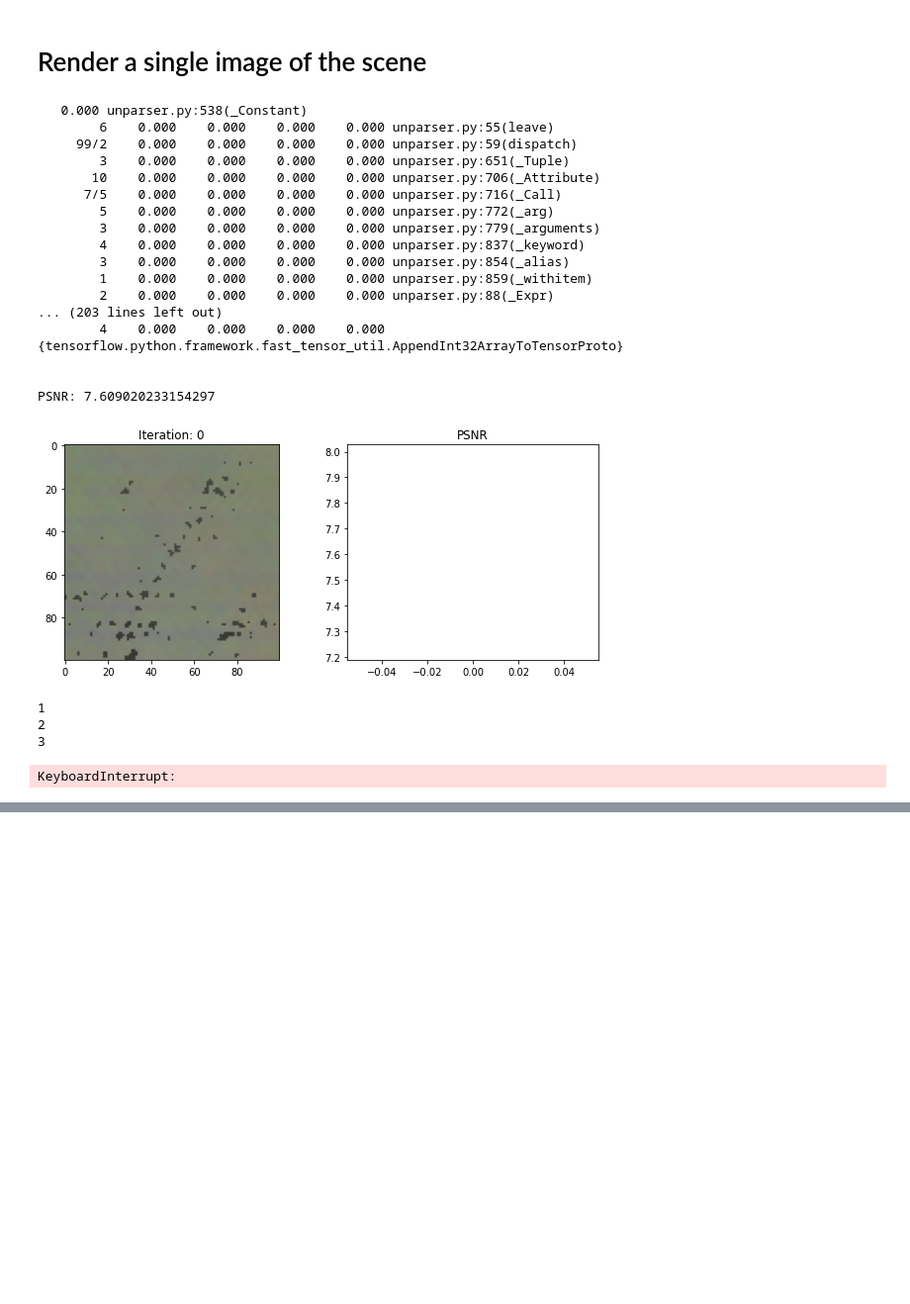
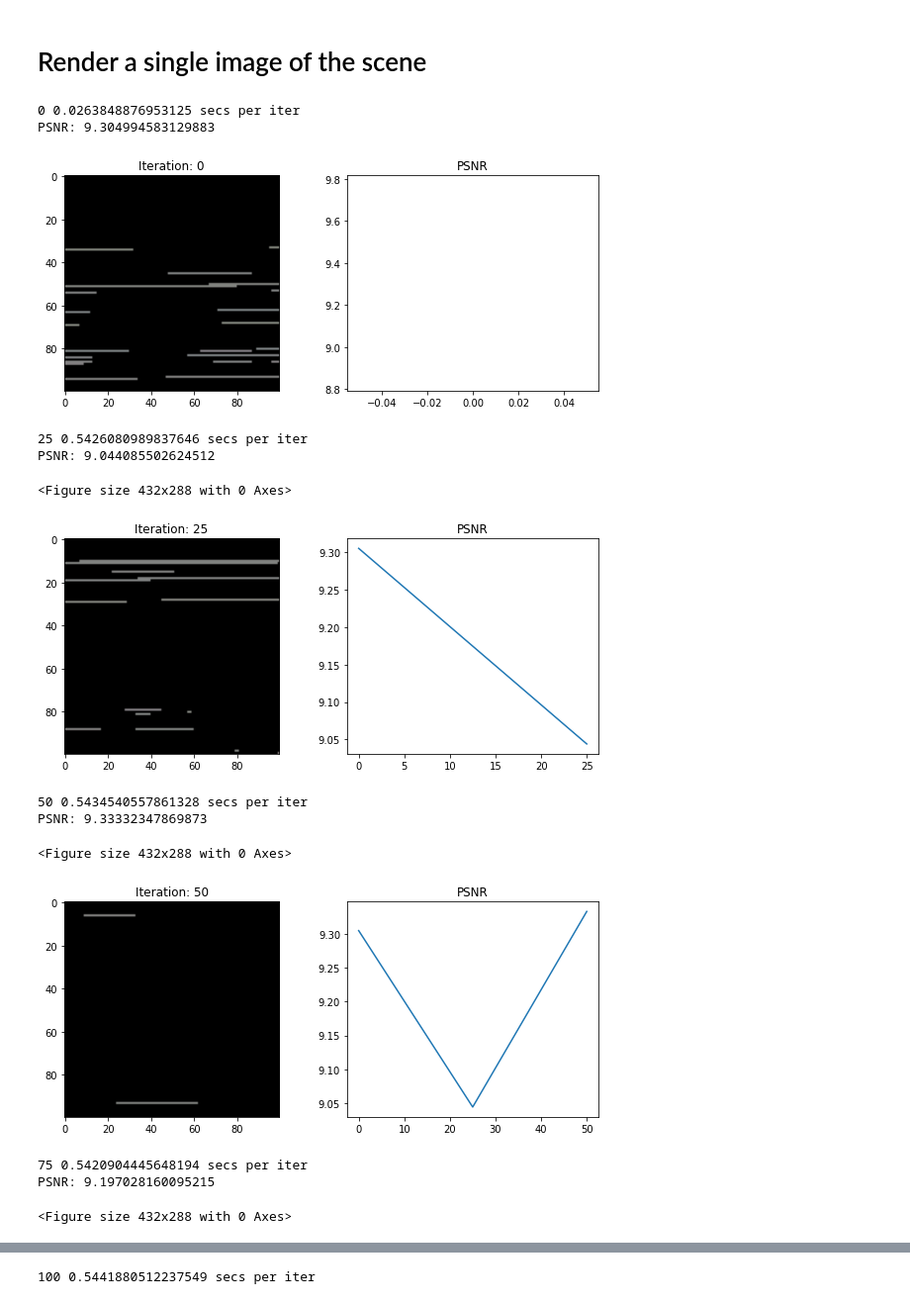
Before and after one commit to Neroro64/nerf, a Jupyter notebook: project.ipynb, the cells around one changed output, grey strips where cells are left out. Shown at 99% size. Cells and saved outputs as stored; diff of their text form; code cells hidden in the pictures; blank space fills up the shorter version.

Commit message:
Done experimenting, organized and cleaned the results and the code. Need to make some plots

```diff
--- a/project.ipynb
+++ b/project.ipynb
@@ -141,7 +371,10 @@ def render_rays(network_fn, rays_o, rays_d, near, far, N_samples, rand=False):
 # %% [markdown]
 # Render a single image of the scene
 # %%
+import time, cProfile, pstats
 model = init_model()
+#model = init_model_kmeans()
+# model = neRF()
 optimizer = tf.keras.optimizers.Adam(5e-4)
 
 N_samples = 64
@@ -150,74 +383,78 @@ psnrs = []
 iternums = []
 i_plot = 25
 
-import time, cProfile, pstats
+tf.random.set_seed(0)
+
+log = True
+profile = False
+
 t = time.time()
+pr = cProfile.Profile()
+pr.enable()
 for i in range(N_iters+1):
     img_i = np.random.randint(images.shape[0])
     target = images[img_i]
     pose = poses[img_i]
     rays_o, rays_d = get_rays(H, W, focal, pose)
     with tf.GradientTape() as tape:
+        #rgb, depth, acc = render_rays_profile(model, rays_o, rays_d, near=2., far=6., N_samples=N_samples, rand=True)
         rgb, depth, acc = render_rays(model, rays_o, rays_d, near=2., far=6., N_samples=N_samples, rand=True)
-        #rgb, depth, acc = render_rays(model, rays_o, rays_d, near=2., far=6., N_samples=N_samples, rand=True)
         loss = tf.reduce_mean(tf.square(rgb - target))
 
-    cProfile.run("gradients = tape.gradient(loss, model.trainable_variables)", "[Profile]backprop")
-    #gradients = tape.gradient(loss, model.trainable_variables)
-    optimizer.apply_gradients(zip(gradients, model.trainable_variables))
+    #cProfile.run("gradients = tape.gradient(loss, model.trainable_variables)", "[Profile]backprop")
+    gradients = tape.gradient(loss, model.trainable_variables)
 
-    if i%i_plot==0:
+    if i%i_plot==0 and log:
         print(i, (time.time() - t) / i_plot, 'secs per iter')
         t = time.time()
+        if profile:
+          p = pstats.Stats('[Profile]forward')
+          p.strip_dirs().sort_stats('tottime').print_stats(.01)
 
-        p = pstats.Stats('[Profile]forward')
-        p.strip_dirs().sort_stats('tottime').print_stats(.01)
+          p = pstats.Stats('[Profile]rendering')
+          p.strip_dirs().sort_stats('tottime').print_stats(.01)
 
-        p = pstats.Stats('[Profile]rendering')
-        p.strip_dirs().sort_stats('tottime').print_stats(.01)
-
-        p = pstats.Stats('[Profile]backprop')
-        p.strip_dirs().sort_stats('tottime').print_stats(.01)
+          p = pstats.Stats('[Profile]backprop')
+          p.strip_dirs().sort_stats('tottime').print_stats(.01)
         # Render the holdout view for logging
 
         rays_o, rays_d = get_rays(H, W, focal, testpose)
         rgb, depth, acc = render_rays(model, rays_o, rays_d, near=2., far=6., N_samples=N_samples)
         loss = tf.reduce_mean(tf.square(rgb - testimg))
         psnr = -10. * tf.math.log(loss) / tf.math.log(10.)
 
         psnrs.append(psnr.numpy())
         iternums.append(i)
         print("PSNR: {}".format(psnr))
         plt.figure(figsize=(10,4))
         plt.subplot(121)
         plt.imshow(rgb)
         plt.title(f'Iteration: {i}')
         plt.subplot(122)
         plt.plot(iternums, psnrs)
         plt.title('PSNR')
-        #plt.show()
+        plt.show()
         plt.savefig("PSNR_default.png")
+"""
+pr.disable()
+ps = pstats.Stats(pr).sort_stats('tottime').dump_stats("[Profile]training")
+p = pstats.Stats('[Profile]training')
+p.strip_dirs().sort_stats('tottime').print_stats(.01)
+model.save('nerf_default')
+"""
 print('Done')
 # %% [output]
-   0.000 unparser.py:538(_Constant)
-        6    0.000    0.000    0.000    0.000 unparser.py:55(leave)
-     99/2    0.000    0.000    0.000    0.000 unparser.py:59(dispatch)
-        3    0.000    0.000    0.000    0.000 unparser.py:651(_Tuple)
-       10    0.000    0.000    0.000    0.000 unparser.py:706(_Attribute)
-      7/5    0.000    0.000    0.000    0.000 unparser.py:716(_Call)
-        5    0.000    0.000    0.000    0.000 unparser.py:772(_arg)
-        3    0.000    0.000    0.000    0.000 unparser.py:779(_arguments)
-        4    0.000    0.000    0.000    0.000 unparser.py:837(_keyword)
-        3    0.000    0.000    0.000    0.000 unparser.py:854(_alias)
-        1    0.000    0.000    0.000    0.000 unparser.py:859(_withitem)
-        2    0.000    0.000    0.000    0.000 unparser.py:88(_Expr)
-... (203 lines left out)
-        4    0.000    0.000    0.000    0.000 {tensorflow.python.framework.fast_tensor_util.AppendInt32ArrayToTensorProto}
-
-
-PSNR: 7.609020233154297
+0 0.0263848876953125 secs per iter
+PSNR: 9.304994583129883
-[figure, old version]
+[figure, new version]
-1
-2
-3
+25 0.5426080989837646 secs per iter
+PSNR: 9.044085502624512
-KeyboardInterrupt:
+<Figure size 432x288 with 0 Axes>
+[figure, added]
+50 0.5434540557861328 secs per iter
+PSNR: 9.33332347869873
+<Figure size 432x288 with 0 Axes>
+[figure, added]
+75 0.5420904445648194 secs per iter
+PSNR: 9.197028160095215
+<Figure size 432x288 with 0 Axes>
@@ -223,0 +462 @@ KeyboardInterrupt:
+100 0.5441880512237549 secs per iter
```
Also changed, not shown: parts of 10 cells of this notebook, 18 other files.
